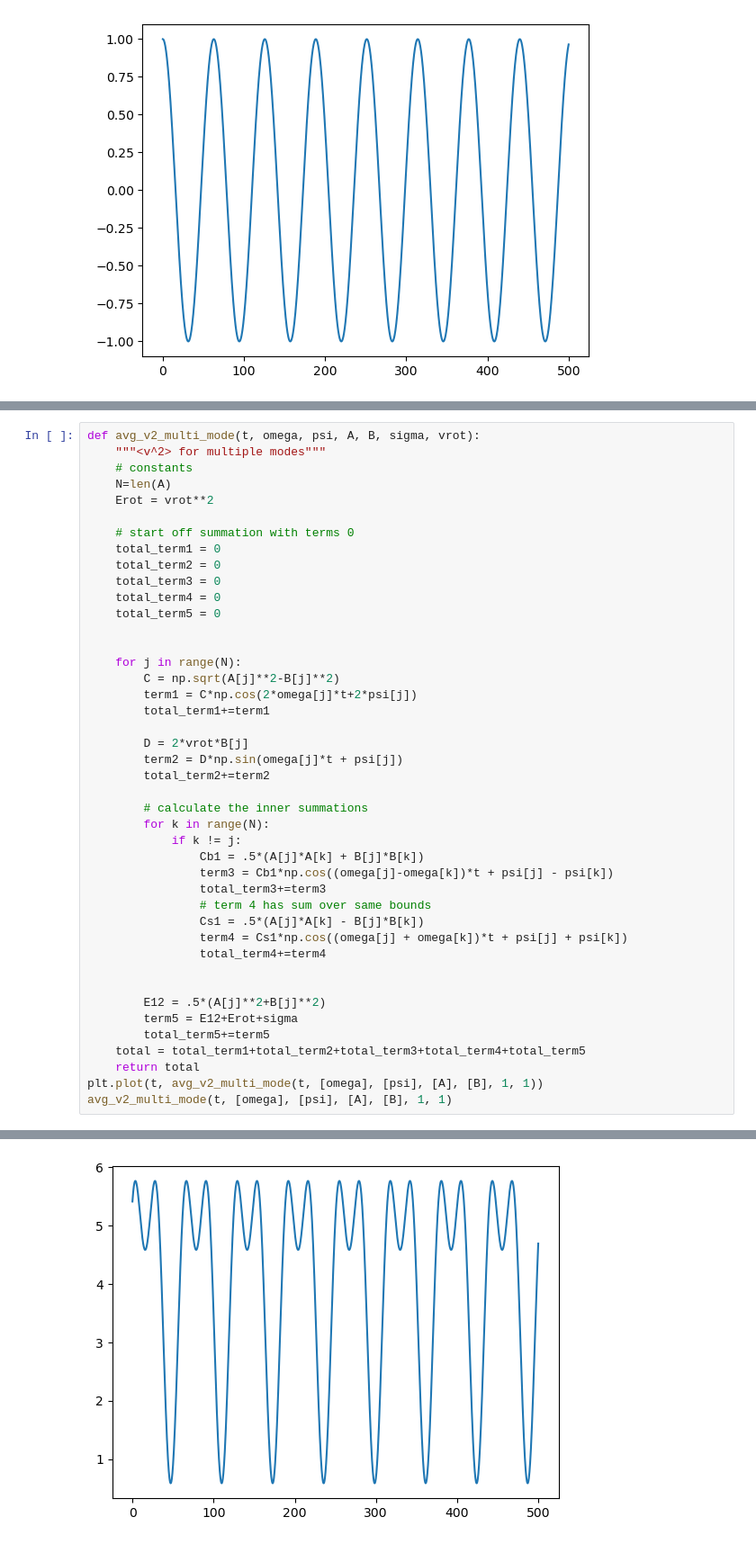
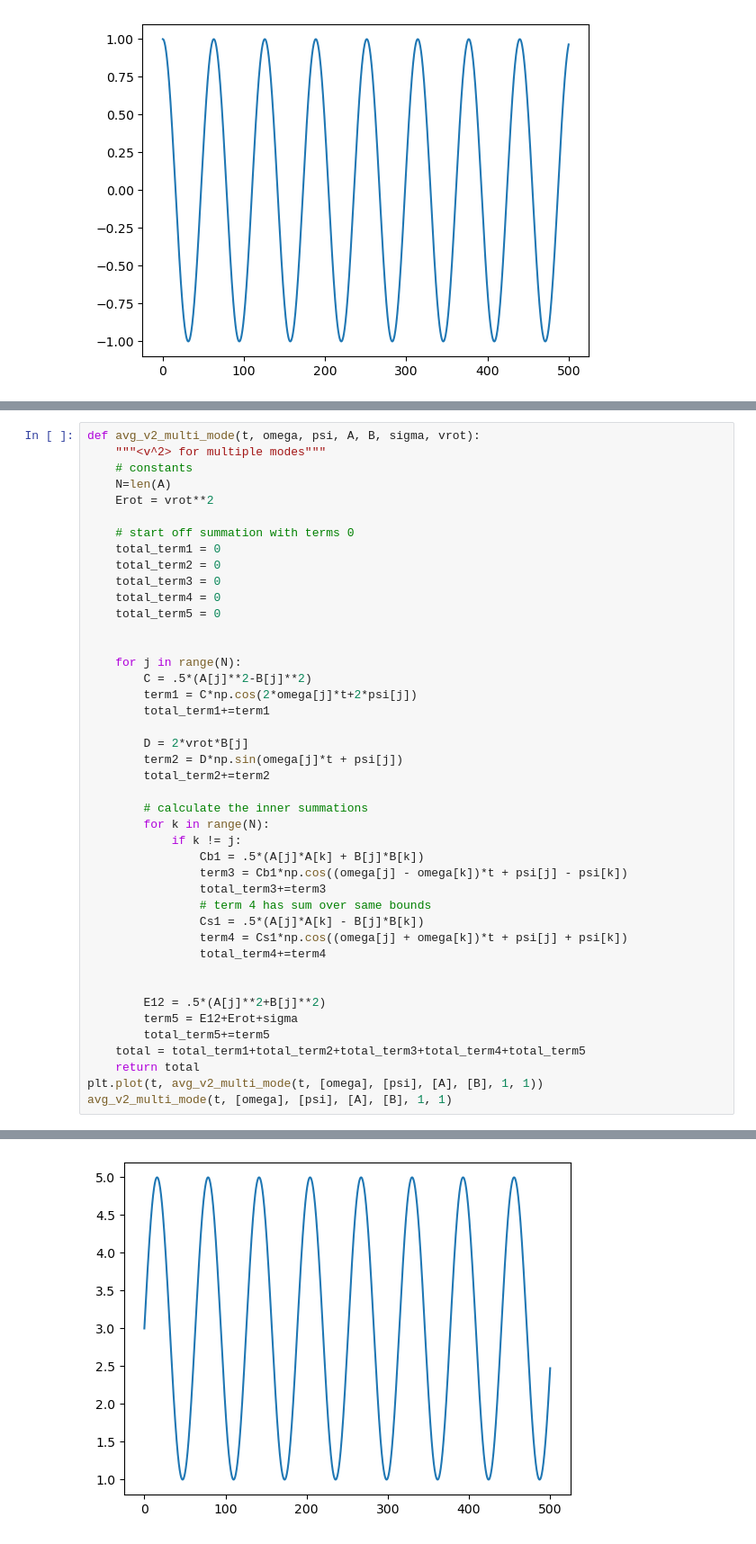
Before and after one commit to kaitlynchen1/moment-of-velocity, a Jupyter notebook: moment of velocity.ipynb, the cells around one changed output, grey strips where cells are left out. Shown: that part at 90% size. Drawn from its saved outputs; the diff is of its cells as text.

```diff
--- a/moment of velocity.ipynb
+++ b/moment of velocity.ipynb
@@ -82,7 +74,7 @@ def avg_v2_multi_mode(t, omega, psi, A, B, sigma, vrot):
 
 
     for j in range(N):
-        C = np.sqrt(A[j]**2-B[j]**2)
+        C = .5*(A[j]**2-B[j]**2)
         term1 = C*np.cos(2*omega[j]*t+2*psi[j])
         total_term1+=term1
 
@@ -94,7 +86,7 @@ def avg_v2_multi_mode(t, omega, psi, A, B, sigma, vrot):
         for k in range(N):
             if k != j:
                 Cb1 = .5*(A[j]*A[k] + B[j]*B[k])
-                term3 = Cb1*np.cos((omega[j]-omega[k])*t + psi[j] - psi[k])
+                term3 = Cb1*np.cos((omega[j] - omega[k])*t + psi[j] - psi[k])
                 total_term3+=term3
                 # term 4 has sum over same bounds
                 Cs1 = .5*(A[j]*A[k] - B[j]*B[k])
@@ -115,4 +107,4 @@ array([5.41421356, 5.46246419, 5.50714962, ..., 4.52127938, 4.60931606,
-[figure, old version]
+[figure, new version]
 # %%
 def avg_v3_one_mode(t, omega, psi, A, B, sigma, vrot):
     """<v^3> for one mode"""
```
Also changed, not shown: parts of 5 cells of this notebook.
